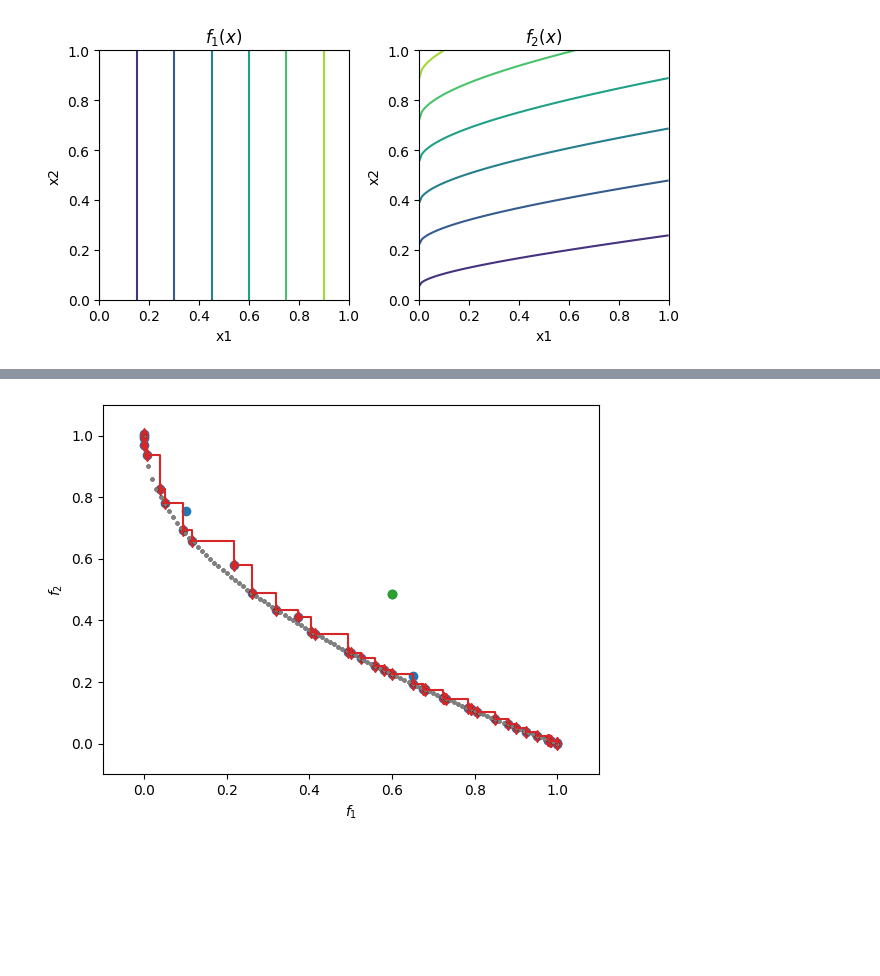
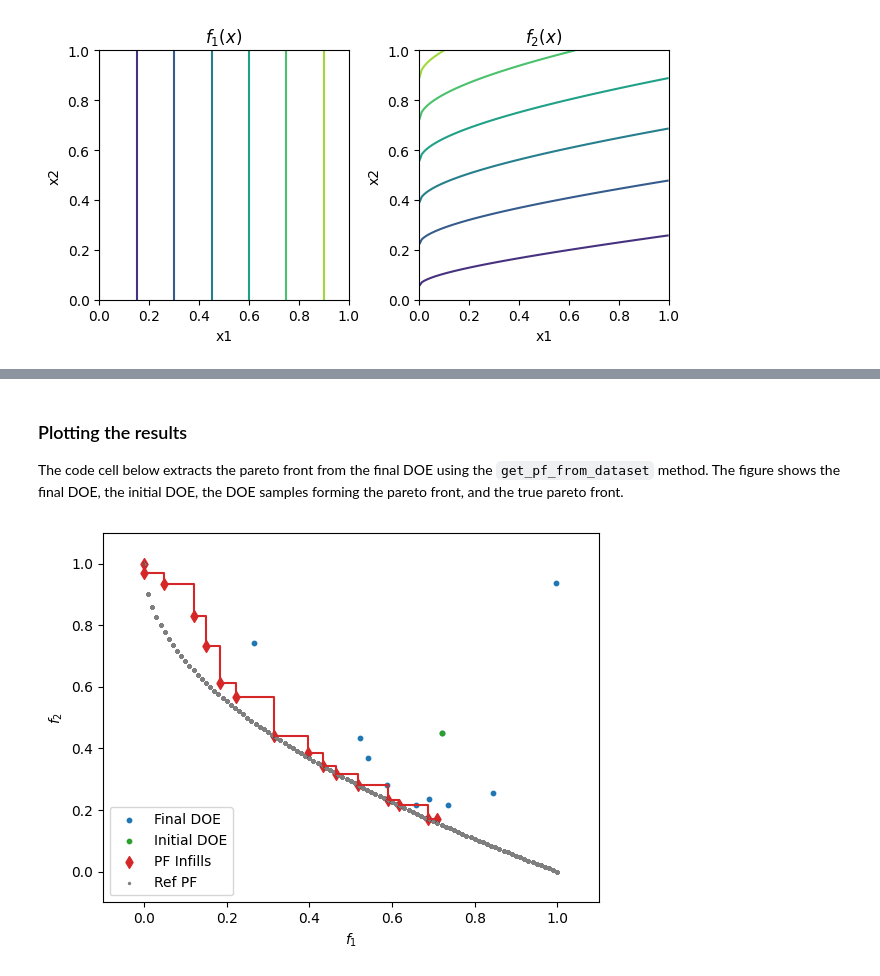
Before and after one commit to SMTorg/smt-optim, a Jupyter notebook: examples/multi_obj.ipynb, the cells around one changed output, grey strips where cells are left out. Saved outputs shown, nothing was run; the diff lists cells and outputs as text; code cells hidden in the pictures; blank space fills up the shorter version.

```diff
--- a/examples/multi_obj.ipynb
+++ b/examples/multi_obj.ipynb
@@ -58,39 +84,36 @@ plt.show()
 # %%
-obj_config = ObjectiveConfig(
+# initialize the first objective configuration
+obj1_config = ObjectiveConfig(
     [problem.f1],
     type="minimize",
     surrogate=SmtGPX,
 )
 
-obj_config2 = ObjectiveConfig(
+# initialize the second objective configuration
+obj2_config = ObjectiveConfig(
     [problem.f2],
     type="minimize",
     surrogate=SmtGPX,
 )
 
-# cstr_config = ConstraintConfig(
-#     [g],
-#     upper=0.,
-#     surrogate=SmtAutoModel,
-# )
-
+# initialize the problem configuration
 prob_definition = Problem(
-    obj_configs=[obj_config, obj_config2],
-    # cstr_configs=[cstr_config],
+    obj_configs=[obj1_config, obj2_config],
     design_space=problem.bounds,            # problem bounds
 )
 
-nt_init = 6
+nt_init = 5
 
+# initialize the driver
 opt_config = DriverConfig(
-    max_iter = 50,
+    max_iter = 30,
     nt_init = nt_init,
     verbose = True,
     scaling = True,
     seed=0,
 )
 
-# np.seterr(all="raise")
+driver = Driver(prob_definition, opt_config, MOSEGO, strategy_kwargs={"acq_func": init_mpi, "n_start": 40, "sp_method": "SLSQP"})
 
-# driver = Driver(prob_definition, opt_config, MultiObj, strategy_kwargs={"acq_func": init_mpi, "n_start": 1000, "sp_method": None})
-driver = Driver(prob_definition, opt_config, MOSEGO, strategy_kwargs={"acq_func": init_mpi, "n_start": 50, "sp_method": "Cobyla"})
+# starts the optimization process
+state = driver.optimize()
@@ -117,9 +138,14 @@ state = driver.optimize()
+# %% [markdown]
+### Plotting the results
+
+The code cell below extracts the pareto front from the final DOE using the `get_pf_from_dataset` method. The figure shows the final DOE, the initial DOE, the DOE samples forming the pareto front, and the true pareto front.
 # %%
 
 # ======= Optimization Pareto Front =======
 data = driver.state.dataset.export_as_dict()
 obj = data["obj"]
-obj_par = get_pareto_front(obj)
+
+obj_par = get_pf_from_dataset(state.dataset)
 
 # ======= Solution Pareto Front =======
 x1 = np.linspace(0, 1, 101)
@@ -132,39 +158,38 @@ f1 = np.empty(data.shape[0])
 f2 = np.empty(data.shape[0])
 
 for i in range(data.shape[0]):
     f1[i] = problem.f1(data[i, :])
     f2[i] = problem.f2(data[i, :])
 
 F1 = f1.reshape(XX.shape)
 F2 = f2.reshape(XX.shape)
 
 ref_pareto = get_pareto_front(np.vstack((f1, f2)).T)
 
 # ======= Plot optimization and solution pareto front =======
 fig, ax = plt.subplots()
 
-ax.scatter(obj[:, 0], obj[:, 1])
-ax.scatter(obj[:nt_init, 0], obj[:nt_init, 1], color="C2")
-ax.scatter(obj_par[:, 0], obj_par[:, 1], marker="d", color="C3")
+ax.scatter(obj[:, 0], obj[:, 1], 10, color="C0", label="Final DOE")
+ax.scatter(obj[:nt_init, 0], obj[:nt_init, 1], 10, color="C2", label="Initial DOE")
+ax.scatter(obj_par[:, 0], obj_par[:, 1], marker="d", color="C3", label="PF Infills")
 
 sorted_idx = np.argsort(obj_par[:, 0])
 obj_par = obj_par[sorted_idx, :]
 
 # PF obtained through optimization
 ax.step(obj_par[:, 0], obj_par[:, 1], where="post", color="C3", zorder=20)
 
 # Solution PF
-# ax.scatter(F1, F2, 2, color="C7", alpha=0.2, zorder=10)
-ax.scatter(ref_pareto[:, 0], ref_pareto[:, 1], 2, color="C7", alpha=0.2, zorder=10)
+ax.scatter(ref_pareto[:, 0], ref_pareto[:, 1], 2, color="C7", zorder=10, label="Ref PF")
 
 ax.set_xlabel(r"$f_1$")
 ax.set_ylabel(r"$f_2$")
 
 ax.set_xlim((-0.1, 1.1))
 ax.set_ylim((-0.1, 1.1))
-
+ax.legend()
 plt.show()
 # %% [output]
-[figure, old version]
+[figure, new version]
 # %% [markdown]
 ## Constrained multi-objective optimization
```
Also changed, not shown: parts of 22 cells of this notebook, 7 other files.
